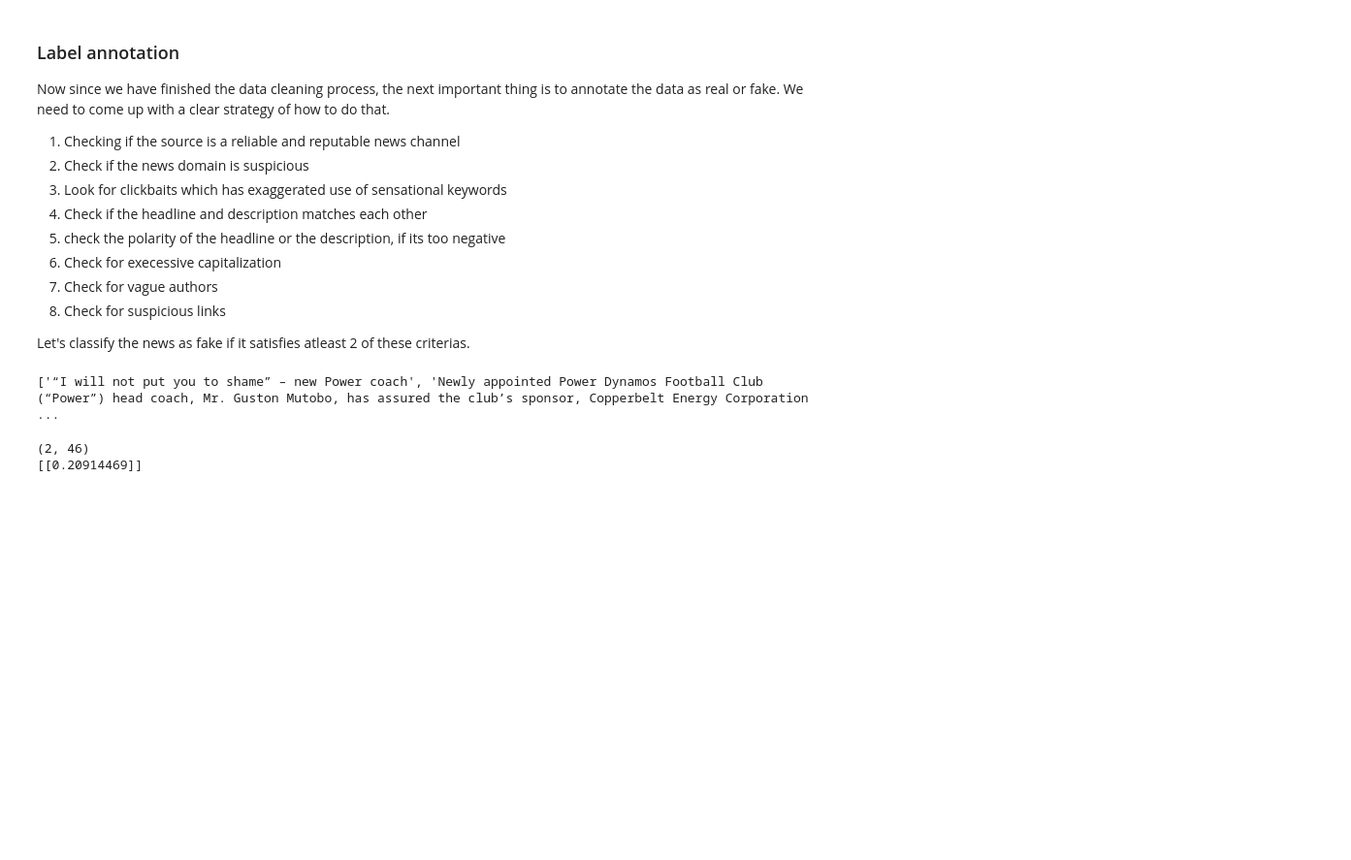
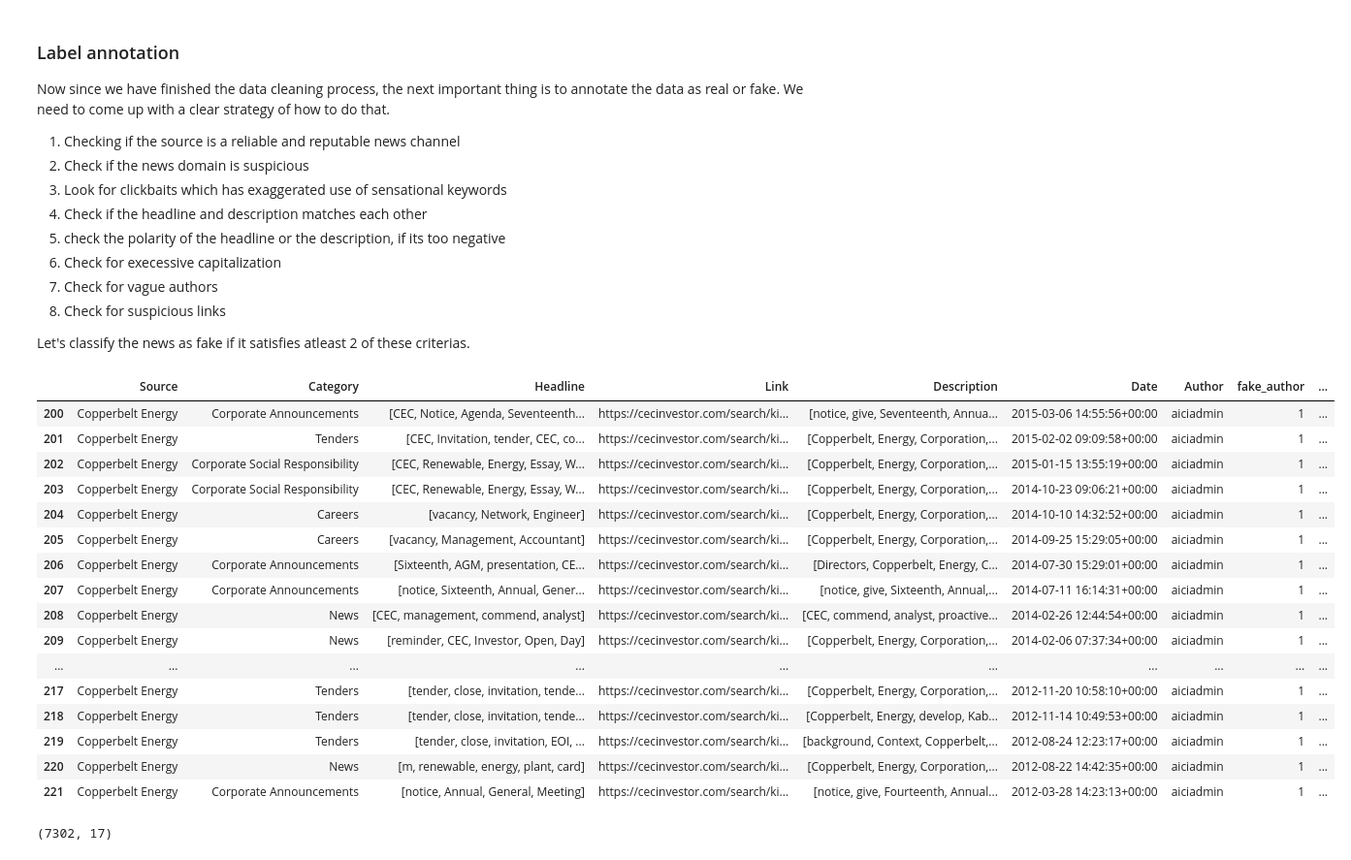
Before and after one commit to savinshynu/Kitwe-News, a Jupyter notebook: src/preprocessing/data-preprocessing.ipynb, the cells around one changed output. Shown at 97% size. Drawn from its saved outputs; the diff is of its cells as text; code cells hidden in the pictures; blank space fills up the shorter version.

```diff
--- a/src/preprocessing/data-preprocessing.ipynb
+++ b/src/preprocessing/data-preprocessing.ipynb
@@ -251,3 +310,0 @@ df_clean.head(5)
-# %%
-df_clean['Description'] = df_clean['Description'].astype(str).apply(preprocess_text)
-df_clean.head(5)
@@ -313,16 +482,0 @@ class FakeNewsDetector():
-# %%
-head, desc = df.loc[100, ['Headline', 'Description']]
-head
-comb_txt = [head, desc]
-print(comb_txt)
-# %% [output]
-['“I will not put you to shame” – new Power coach', 'Newly appointed Power Dynamos Football Club (“Power”) head coach, Mr. Guston Mutobo, has assured the club’s sponsor, Copperbelt Energy Corporation  ...
-# %%
-tfidf_vectorizer = TfidfVectorizer()
-tfidf_mat = tfidf_vectorizer.fit_transform(comb_txt)
-print(tfidf_mat.shape)
-sim_score = cosine_similarity(tfidf_mat[0,:], tfidf_mat[1,:])
-print(sim_score)
-# %% [output]
-(2, 46)
-[[0.20914469]]
@@ -328,0 +486,25 @@ print(sim_score)
+# %%
+df_clean.iloc[200:222,:]
+# %% [output]
+|  | Source | Category | Headline | Link | Description | Date | Author | fake_author | ... |
+| 200 | Copperbelt Energy | Corporate Announcements | [CEC, Notice, Agenda, Seventeenth... | https://cecinvestor.com/search/ki... | [notice, give, Seventeenth, Annua... | 2015-03-06 14:55:56+00:00 | aiciadmin | 1 | ... |
+| 201 | Copperbelt Energy | Tenders | [CEC, Invitation, tender, CEC, co... | https://cecinvestor.com/search/ki... | [Copperbelt, Energy, Corporation,... | 2015-02-02 09:09:58+00:00 | aiciadmin | 1 | ... |
+| 202 | Copperbelt Energy | Corporate Social Responsibility | [CEC, Renewable, Energy, Essay, W... | https://cecinvestor.com/search/ki... | [Copperbelt, Energy, Corporation,... | 2015-01-15 13:55:19+00:00 | aiciadmin | 1 | ... |
+| 203 | Copperbelt Energy | Corporate Social Responsibility | [CEC, Renewable, Energy, Essay, W... | https://cecinvestor.com/search/ki... | [Copperbelt, Energy, Corporation,... | 2014-10-23 09:06:21+00:00 | aiciadmin | 1 | ... |
+| 204 | Copperbelt Energy | Careers | [vacancy, Network, Engineer] | https://cecinvestor.com/search/ki... | [Copperbelt, Energy, Corporation,... | 2014-10-10 14:32:52+00:00 | aiciadmin | 1 | ... |
+| 205 | Copperbelt Energy | Careers | [vacancy, Management, Accountant] | https://cecinvestor.com/search/ki... | [Copperbelt, Energy, Corporation,... | 2014-09-25 15:29:05+00:00 | aiciadmin | 1 | ... |
+| 206 | Copperbelt Energy | Corporate Announcements | [Sixteenth, AGM, presentation, CE... | https://cecinvestor.com/search/ki... | [Directors, Copperbelt, Energy, C... | 2014-07-30 15:29:01+00:00 | aiciadmin | 1 | ... |
+| 207 | Copperbelt Energy | Corporate Announcements | [notice, Sixteenth, Annual, Gener... | https://cecinvestor.com/search/ki... | [notice, give, Sixteenth, Annual,... | 2014-07-11 16:14:31+00:00 | aiciadmin | 1 | ... |
+| 208 | Copperbelt Energy | News | [CEC, management, commend, analyst] | https://cecinvestor.com/search/ki... | [CEC, commend, analyst, proactive... | 2014-02-26 12:44:54+00:00 | aiciadmin | 1 | ... |
+| 209 | Copperbelt Energy | News | [reminder, CEC, Investor, Open, Day] | https://cecinvestor.com/search/ki... | [Copperbelt, Energy, Corporation,... | 2014-02-06 07:37:34+00:00 | aiciadmin | 1 | ... |
+| ... | ... | ... | ... | ... | ... | ... | ... | ... | ... |
+| 217 | Copperbelt Energy | Tenders | [tender, close, invitation, tende... | https://cecinvestor.com/search/ki... | [Copperbelt, Energy, Corporation,... | 2012-11-20 10:58:10+00:00 | aiciadmin | 1 | ... |
+| 218 | Copperbelt Energy | Tenders | [tender, close, invitation, tende... | https://cecinvestor.com/search/ki... | [Copperbelt, Energy, develop, Kab... | 2012-11-14 10:49:53+00:00 | aiciadmin | 1 | ... |
+| 219 | Copperbelt Energy | Tenders | [tender, close, invitation, EOI, ... | https://cecinvestor.com/search/ki... | [background, Context, Copperbelt,... | 2012-08-24 12:23:17+00:00 | aiciadmin | 1 | ... |
+| 220 | Copperbelt Energy | News | [m, renewable, energy, plant, card] | https://cecinvestor.com/search/ki... | [Copperbelt, Energy, Corporation,... | 2012-08-22 14:42:35+00:00 | aiciadmin | 1 | ... |
+| 221 | Copperbelt Energy | Corporate Announcements | [notice, Annual, General, Meeting] | https://cecinvestor.com/search/ki... | [notice, give, Fourteenth, Annual... | 2012-03-28 14:23:13+00:00 | aiciadmin | 1 | ... |
+# %%
+# Checking number of news with fake editiors
+df_clean[df_clean['fake_author']==True].shape
+# %% [output]
+(7302, 17)
```
Also changed, not shown: parts of 46 cells of this notebook, 3 other files.
